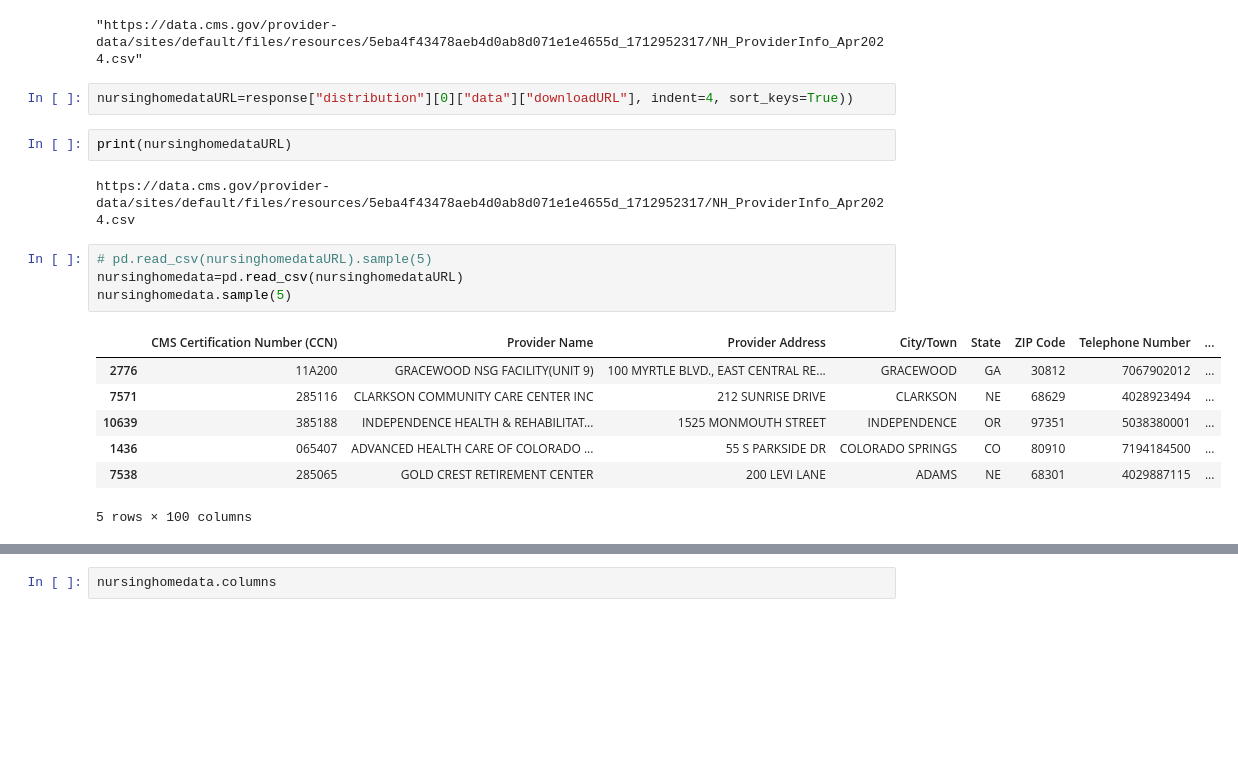
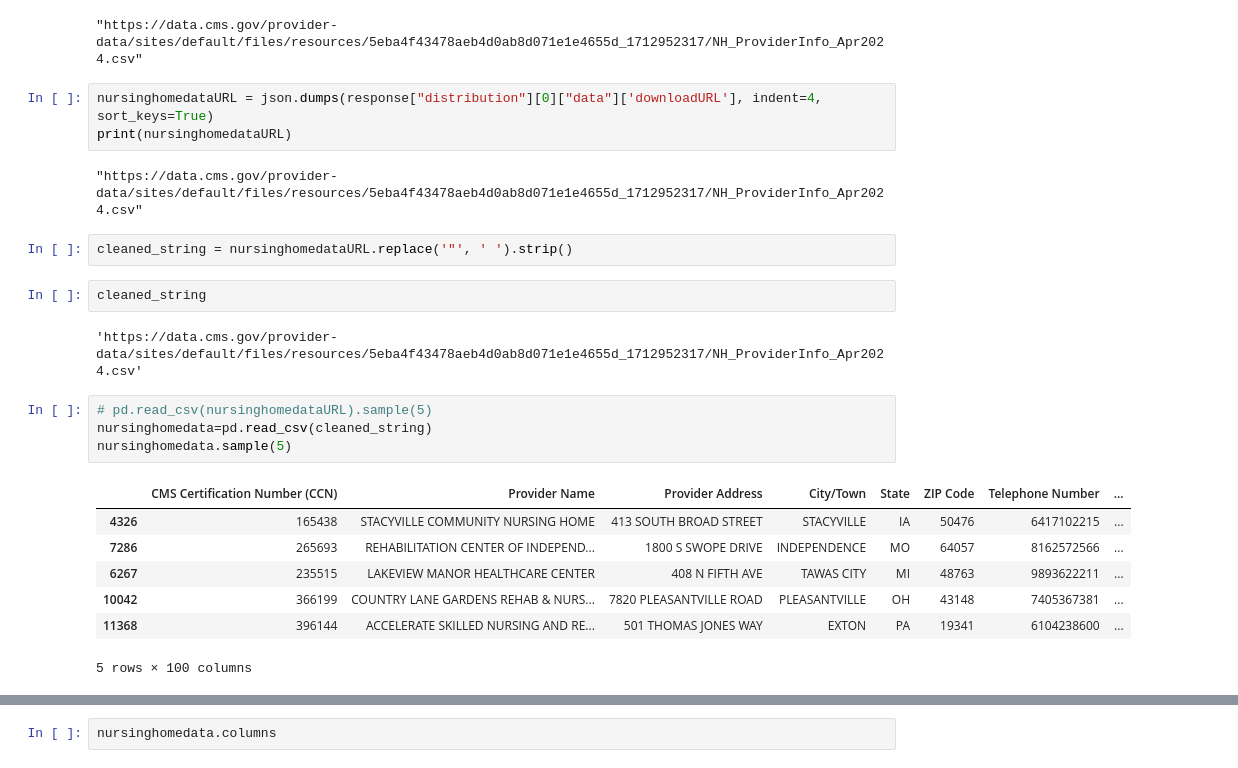
Before and after one commit to mcscodes/Project-1-Data-Visualization, a Jupyter notebook: NursingHomeDataVisualization.ipynb, the cells around one changed output, grey strips where cells are left out. Saved outputs shown, nothing was run; the diff lists cells and outputs as text; blank space fills up the shorter version.

Commit message:
cleaned and updated the DF

```diff
--- a/NursingHomeDataVisualization.ipynb
+++ b/NursingHomeDataVisualization.ipynb
@@ -45,22 +45,27 @@ print(json.dumps(response["distribution"][0]["data"]["downloadURL"], indent=4, s
 # %% [output]
 "https://data.cms.gov/provider-data/sites/default/files/resources/5eba4f43478aeb4d0ab8d071e1e4655d_1712952317/NH_ProviderInfo_Apr2024.csv"
 # %%
-nursinghomedataURL=response["distribution"][0]["data"]["downloadURL"], indent=4, sort_keys=True))
+nursinghomedataURL = json.dumps(response["distribution"][0]["data"]['downloadURL'], indent=4, sort_keys=True)
+print(nursinghomedataURL)
+# %% [output]
+"https://data.cms.gov/provider-data/sites/default/files/resources/5eba4f43478aeb4d0ab8d071e1e4655d_1712952317/NH_ProviderInfo_Apr2024.csv"
-# %%
-print(nursinghomedataURL)
-# %% [output]
-https://data.cms.gov/provider-data/sites/default/files/resources/5eba4f43478aeb4d0ab8d071e1e4655d_1712952317/NH_ProviderInfo_Apr2024.csv
+# %%
+cleaned_string = nursinghomedataURL.replace('"', ' ').strip()
+# %%
+cleaned_string
+# %% [output]
+'https://data.cms.gov/provider-data/sites/default/files/resources/5eba4f43478aeb4d0ab8d071e1e4655d_1712952317/NH_ProviderInfo_Apr2024.csv'
 # %%
 # pd.read_csv(nursinghomedataURL).sample(5)
-nursinghomedata=pd.read_csv(nursinghomedataURL)
+nursinghomedata=pd.read_csv(cleaned_string)
 nursinghomedata.sample(5)
 # %% [output]
 |  | CMS Certification Number (CCN) | Provider Name | Provider Address | City/Town | State | ZIP Code | Telephone Number | ... |
-| 2776 | 11A200 | GRACEWOOD NSG FACILITY(UNIT 9) | 100 MYRTLE BLVD., EAST CENTRAL RE... | GRACEWOOD | GA | 30812 | 7067902012 | ... |
-| 7571 | 285116 | CLARKSON COMMUNITY CARE CENTER INC | 212 SUNRISE DRIVE | CLARKSON | NE | 68629 | 4028923494 | ... |
-| 10639 | 385188 | INDEPENDENCE HEALTH & REHABILITAT... | 1525 MONMOUTH STREET | INDEPENDENCE | OR | 97351 | 5038380001 | ... |
-| 1436 | 065407 | ADVANCED HEALTH CARE OF COLORADO ... | 55 S PARKSIDE DR | COLORADO SPRINGS | CO | 80910 | 7194184500 | ... |
-| 7538 | 285065 | GOLD CREST RETIREMENT CENTER | 200 LEVI LANE | ADAMS | NE | 68301 | 4029887115 | ... |
+| 4326 | 165438 | STACYVILLE COMMUNITY NURSING HOME | 413 SOUTH BROAD STREET | STACYVILLE | IA | 50476 | 6417102215 | ... |
+| 7286 | 265693 | REHABILITATION CENTER OF INDEPEND... | 1800 S SWOPE DRIVE | INDEPENDENCE | MO | 64057 | 8162572566 | ... |
+| 6267 | 235515 | LAKEVIEW MANOR HEALTHCARE CENTER | 408 N FIFTH AVE | TAWAS CITY | MI | 48763 | 9893622211 | ... |
+| 10042 | 366199 | COUNTRY LANE GARDENS REHAB & NURS... | 7820 PLEASANTVILLE ROAD | PLEASANTVILLE | OH | 43148 | 7405367381 | ... |
+| 11368 | 396144 | ACCELERATE SKILLED NURSING AND RE... | 501 THOMAS JONES WAY | EXTON | PA | 19341 | 6104238600 | ... |
 5 rows × 100 columns
 # %%
 # nursinghomedataREDUCED=nursinghomedata.drop(columns=['CMS Certification Number (CCN)', 'Provider SSA County Code', 'Geocoding Footnote', 'Processing Date'])
```
Also changed, not shown: parts of 1 cell of this notebook.
